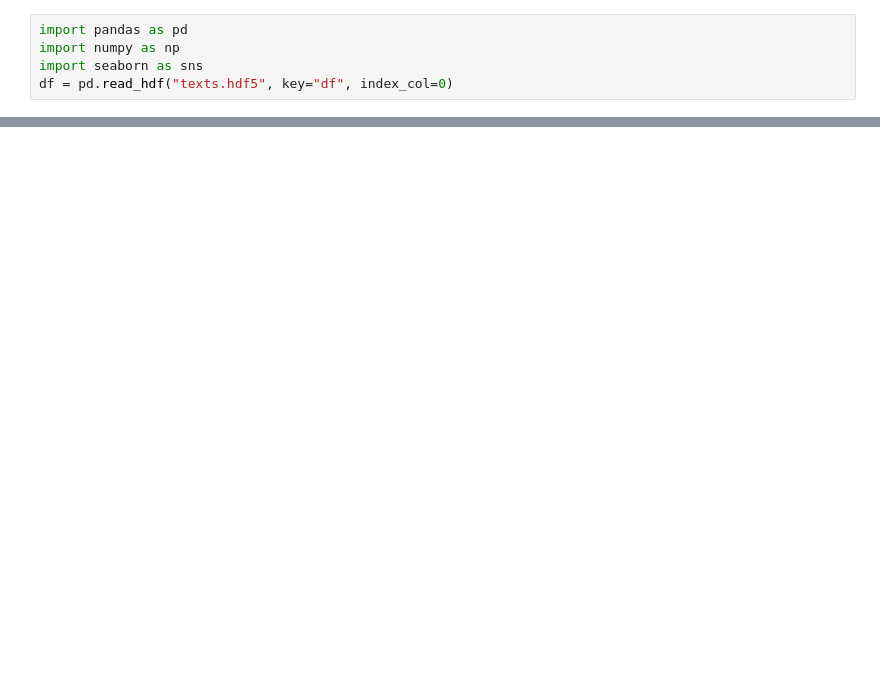
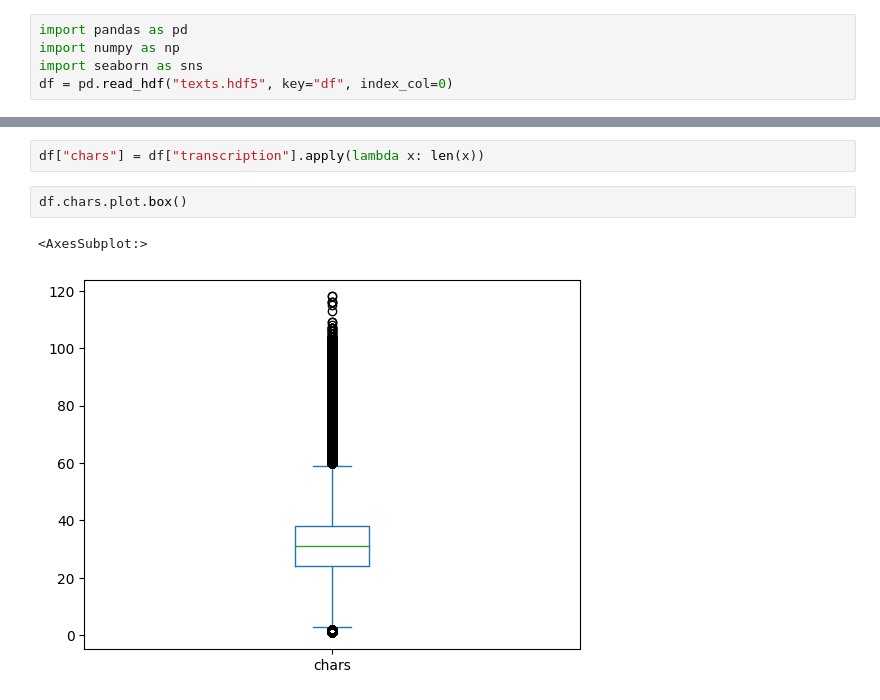
Before and after one commit to PonteIneptique/neNequitia, a Jupyter notebook: 06 - Study CER.ipynb, the cells around one changed output, grey strips where cells are left out. Drawn from its saved outputs; the diff is of its cells as text; blank space fills up the shorter version.

```diff
--- a/06 - Study CER.ipynb
+++ b/06 - Study CER.ipynb
@@ -18,0 +19,7 @@ sns.scatterplot(data=df.groupby("manuscript")["CER"].describe(), x="25%", y="50%
+# %%
+df["chars"] = df["transcription"].apply(lambda x: len(x))
+# %%
+df.chars.plot.box()
+# %% [output]
+<AxesSubplot:>
+[figure, added]
```
Also changed, not shown: parts of 2 cells of this notebook, 12 other files.
